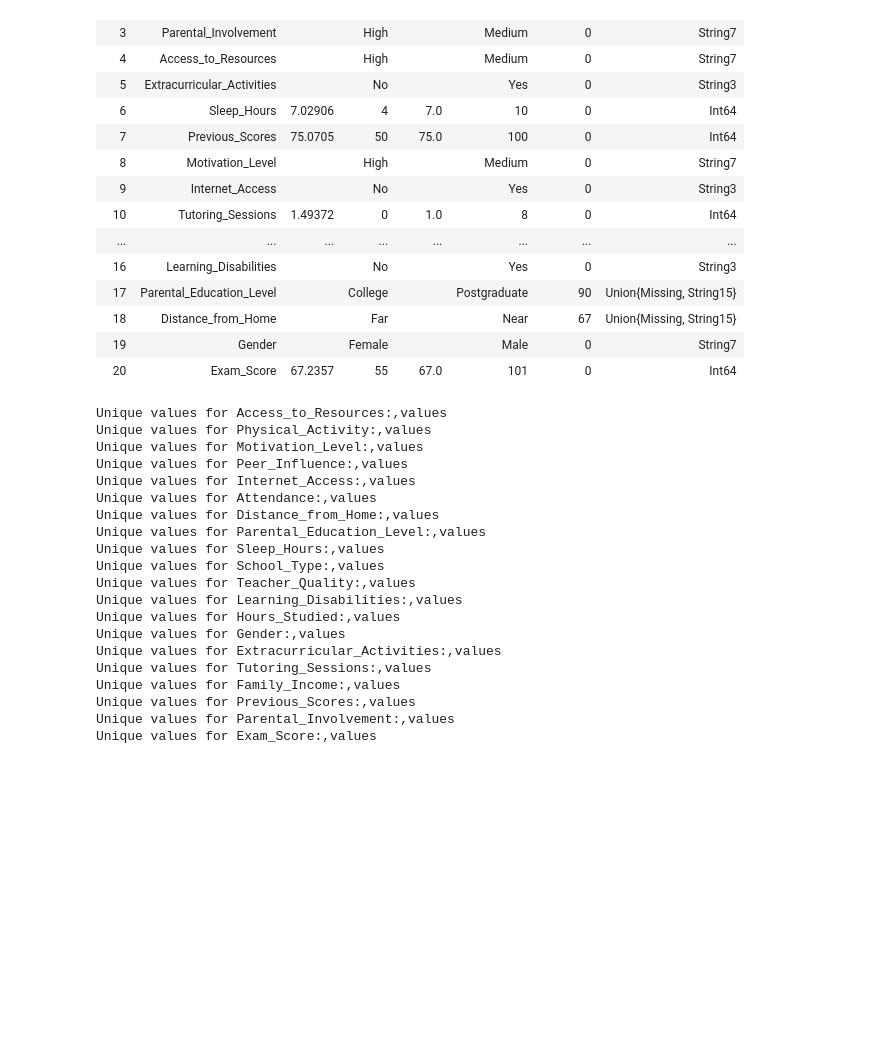
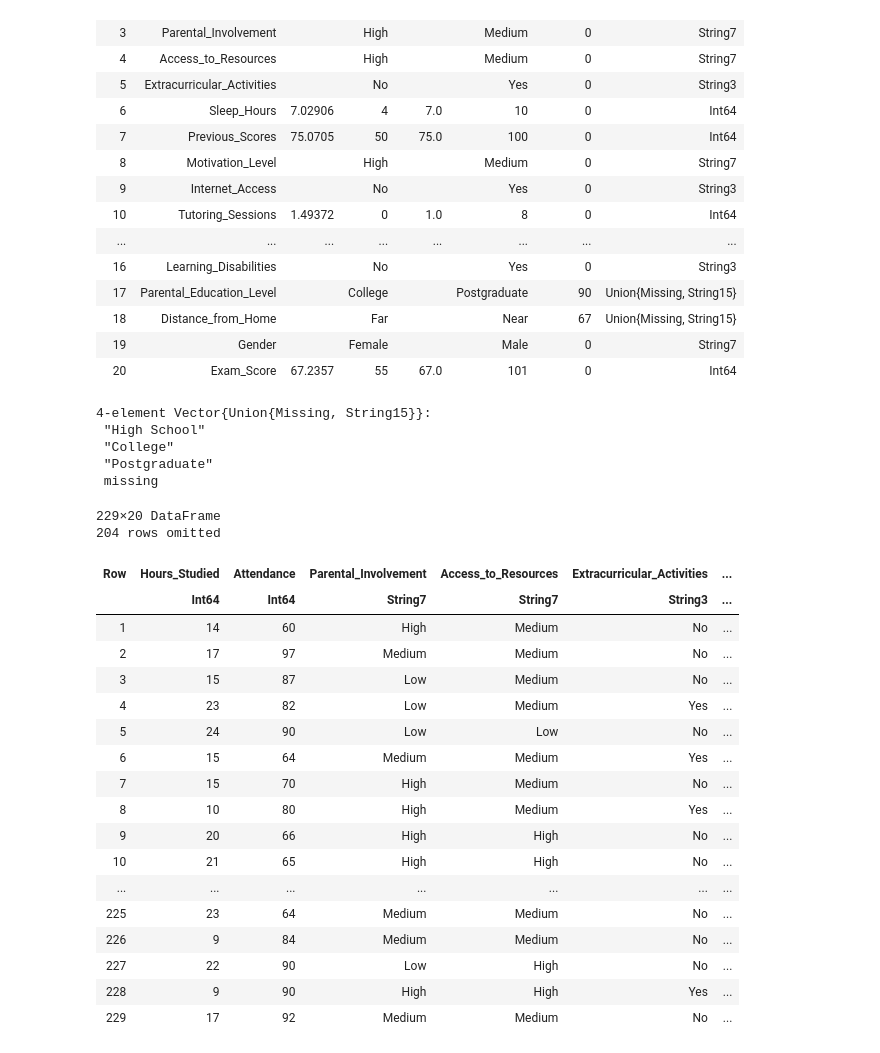
Before and after one commit to Jasper-Johansen/data_analysis_using_julia, a Jupyter notebook: Data_Analysis.ipynb, the cells around one changed output. Cells and saved outputs as stored; diff of their text form; code cells hidden in the pictures; blank space fills up the shorter version.

```diff
--- a/Data_Analysis.ipynb
+++ b/Data_Analysis.ipynb
@@ -73,7 +73,7 @@ describe(df)
 #Finding the unique values in some columns
 unique_values = unique(df[!,:Parental_Education_Level])
 
-#Finding unique values over all the columns
+#=Finding unique values over all the columns
 unique_values_dict = Dict()
 
 for col in names(df)
@@ -82,26 +82,35 @@ for col in names(df)
 end
 
 for (col,values) in unique_values_dict
-    println("Unique values for $col:,values")
-end
+    println("Unique values for $col:",values)
+end=#
 # %% [output]
-Unique values for Access_to_Resources:,values
-Unique values for Physical_Activity:,values
-Unique values for Motivation_Level:,values
-Unique values for Peer_Influence:,values
-Unique values for Internet_Access:,values
-Unique values for Attendance:,values
-Unique values for Distance_from_Home:,values
-Unique values for Parental_Education_Level:,values
-Unique values for Sleep_Hours:,values
-Unique values for School_Type:,values
-Unique values for Teacher_Quality:,values
-Unique values for Learning_Disabilities:,values
-Unique values for Hours_Studied:,values
-Unique values for Gender:,values
-Unique values for Extracurricular_Activities:,values
-Unique values for Tutoring_Sessions:,values
-Unique values for Family_Income:,values
-Unique values for Previous_Scores:,values
-Unique values for Parental_Involvement:,values
-Unique values for Exam_Score:,values
+4-element Vector{Union{Missing, String15}}:
+ "High School"
+ "College"
+ "Postgraduate"
+ missing
+# %%
+#To find the missing values, the following code is performed:
+filter(row -> any(ismissing, row), df)
+# %% [output]
+229×20 DataFrame
+204 rows omitted
+| Row | Hours_Studied | Attendance | Parental_Involvement | Access_to_Resources | Extracurricular_Activities | ... |
+|  | Int64 | Int64 | String7 | String7 | String3 | ... |
+| 1 | 14 | 60 | High | Medium | No | ... |
+| 2 | 17 | 97 | Medium | Medium | No | ... |
+| 3 | 15 | 87 | Low | Medium | No | ... |
+| 4 | 23 | 82 | Low | Medium | Yes | ... |
+| 5 | 24 | 90 | Low | Low | No | ... |
+| 6 | 15 | 64 | Medium | Medium | Yes | ... |
+| 7 | 15 | 70 | High | Medium | No | ... |
+| 8 | 10 | 80 | High | Medium | Yes | ... |
+| 9 | 20 | 66 | High | High | No | ... |
+| 10 | 21 | 65 | High | High | No | ... |
+| ... | ... | ... | ... | ... | ... | ... |
+| 225 | 23 | 64 | Medium | Medium | No | ... |
+| 226 | 9 | 84 | Medium | Medium | No | ... |
+| 227 | 22 | 90 | Low | High | No | ... |
+| 228 | 9 | 90 | High | High | Yes | ... |
+| 229 | 17 | 92 | Medium | Medium | No | ... |
```
Also changed, not shown: parts of 2 cells of this notebook.
